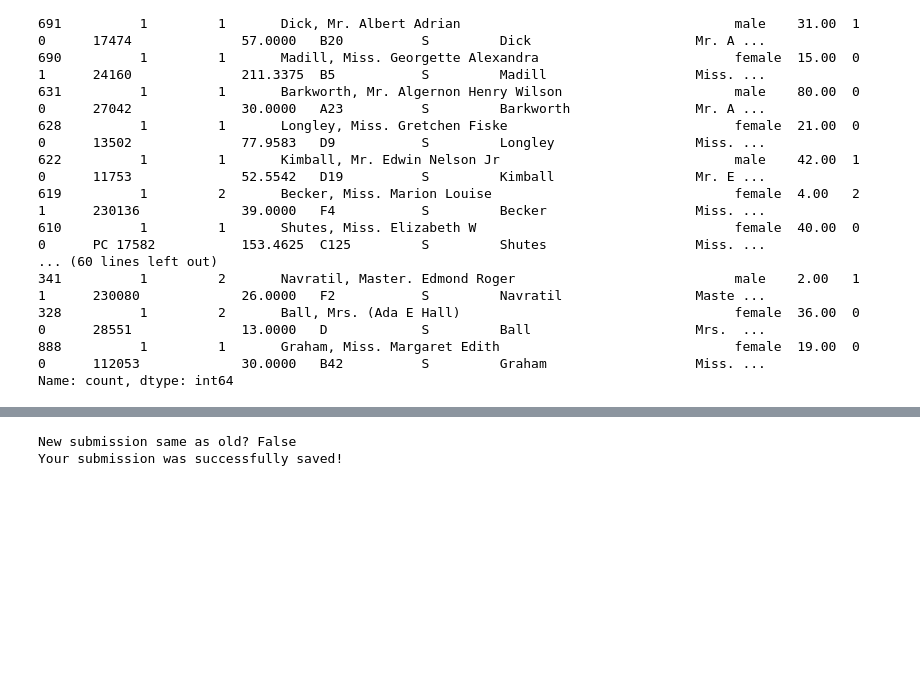
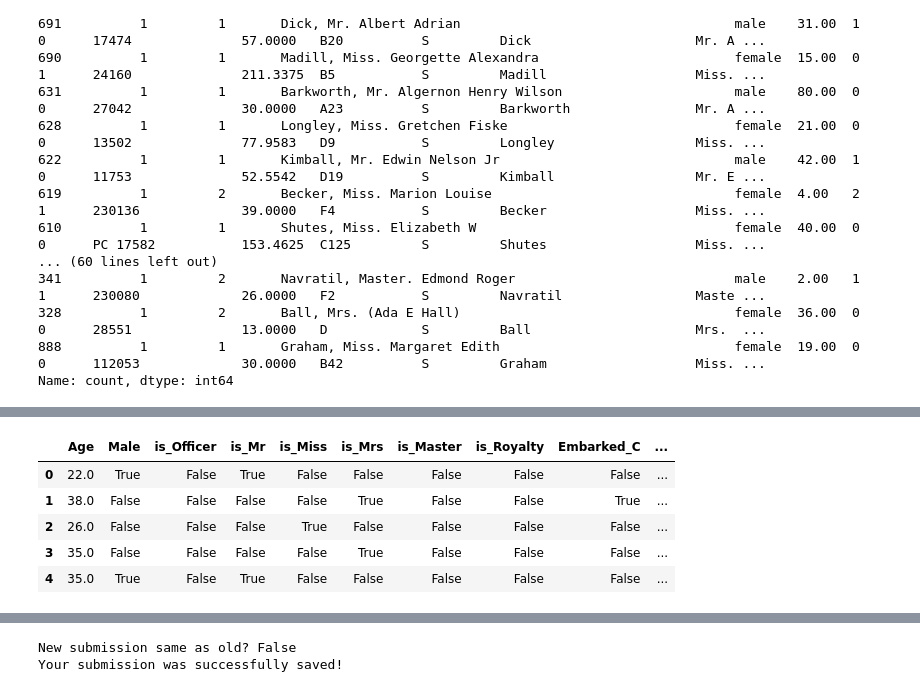
Before and after one commit to tomislavrekic/MLOps-Testing, a Jupyter notebook: src/titanic.ipynb, the cells around one changed output, grey strips where cells are left out. Cells and saved outputs as stored; diff of their text form; code cells hidden in the pictures; blank space fills up the shorter version.

```diff
--- a/src/titanic.ipynb
+++ b/src/titanic.ipynb
@@ -324 +130,12 @@ def tune_model(df, n_trials, mlflow_exp_name, preprocessor):
+# %%
+preprocessor = DataPreprocessor()
+X_train, y_train = preprocessor.preprocess_dataset(train_df)
+X_train.head(5)
+# %% [output]
+|  | Age | Male | is_Officer | is_Mr | is_Miss | is_Mrs | is_Master | is_Royalty | Embarked_C | ... |
+| 0 | 22.0 | True | False | True | False | False | False | False | False | ... |
+| 1 | 38.0 | False | False | False | False | True | False | False | True | ... |
+| 2 | 26.0 | False | False | False | True | False | False | False | False | ... |
+| 3 | 35.0 | False | False | False | False | True | False | False | False | ... |
+| 4 | 35.0 | True | False | True | False | False | False | False | False | ... |
 # %%
```
Also changed, not shown: parts of 10 cells of this notebook, 3 other files.
